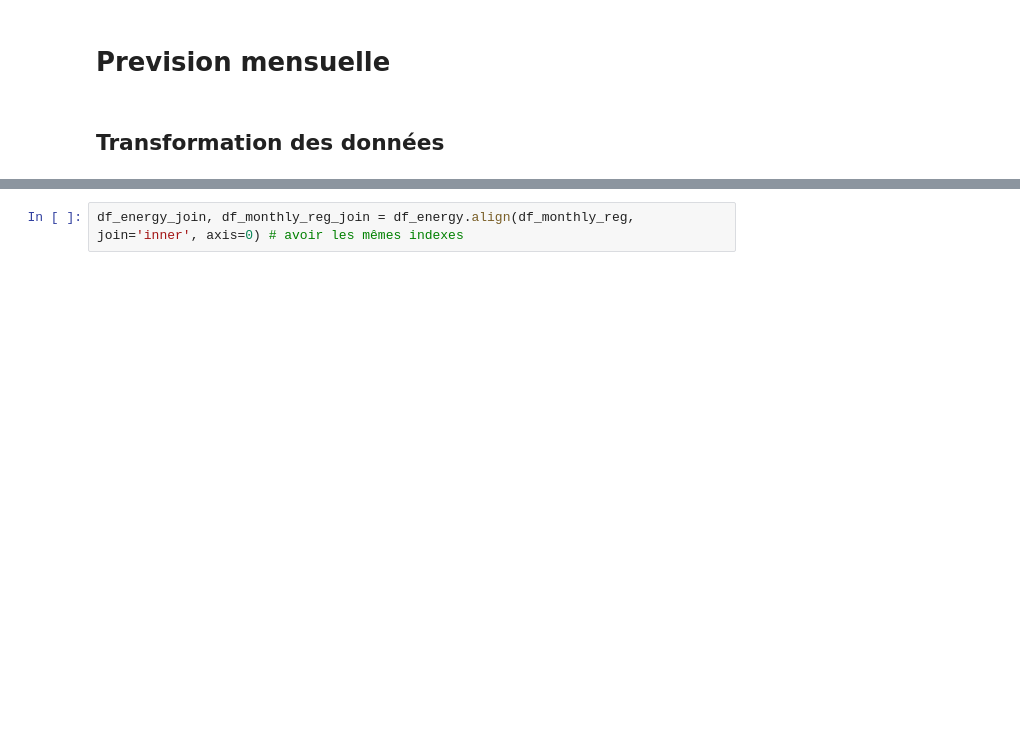
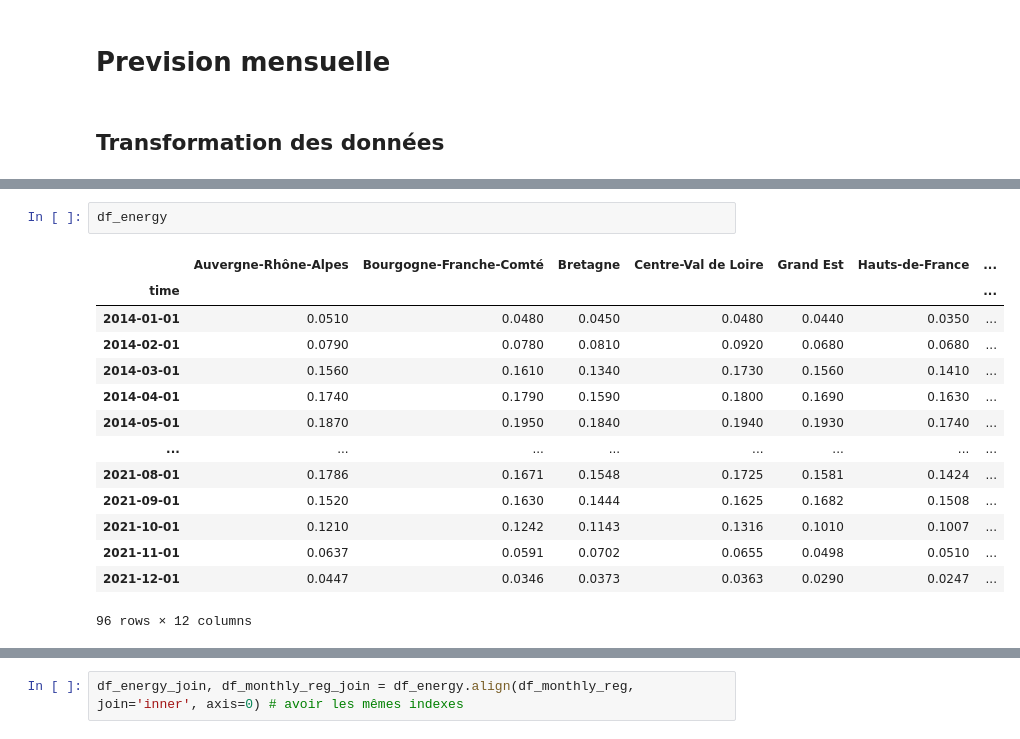
Before and after one commit to Troisieme-111/VRE-France-project, a Jupyter notebook: project_vre.ipynb, the cells around one changed output, grey strips where cells are left out. Drawn from its saved outputs; the diff is of its cells as text; blank space fills up the shorter version.

```diff
--- a/project_vre.ipynb
+++ b/project_vre.ipynb
@@ -133,3 +133,20 @@ plt.show()
+# %%
+df_energy
+# %% [output]
+|  | Auvergne-Rhône-Alpes | Bourgogne-Franche-Comté | Bretagne | Centre-Val de Loire | Grand Est | Hauts-de-France | ... |
+| time |  |  |  |  |  |  | ... |
+| 2014-01-01 | 0.0510 | 0.0480 | 0.0450 | 0.0480 | 0.0440 | 0.0350 | ... |
+| 2014-02-01 | 0.0790 | 0.0780 | 0.0810 | 0.0920 | 0.0680 | 0.0680 | ... |
+| 2014-03-01 | 0.1560 | 0.1610 | 0.1340 | 0.1730 | 0.1560 | 0.1410 | ... |
+| 2014-04-01 | 0.1740 | 0.1790 | 0.1590 | 0.1800 | 0.1690 | 0.1630 | ... |
+| 2014-05-01 | 0.1870 | 0.1950 | 0.1840 | 0.1940 | 0.1930 | 0.1740 | ... |
+| ... | ... | ... | ... | ... | ... | ... | ... |
+| 2021-08-01 | 0.1786 | 0.1671 | 0.1548 | 0.1725 | 0.1581 | 0.1424 | ... |
+| 2021-09-01 | 0.1520 | 0.1630 | 0.1444 | 0.1625 | 0.1682 | 0.1508 | ... |
+| 2021-10-01 | 0.1210 | 0.1242 | 0.1143 | 0.1316 | 0.1010 | 0.1007 | ... |
+| 2021-11-01 | 0.0637 | 0.0591 | 0.0702 | 0.0655 | 0.0498 | 0.0510 | ... |
+| 2021-12-01 | 0.0447 | 0.0346 | 0.0373 | 0.0363 | 0.0290 | 0.0247 | ... |
+96 rows × 12 columns
 # %%
 df_monthly_reg = da_monthly_reg.to_pandas()
 df_monthly_reg = df_monthly_reg.rename(columns={'PACA':"Provence-Alpes-Côte d'Azur"})
```
Also changed, not shown: parts of 34 cells of this notebook.
